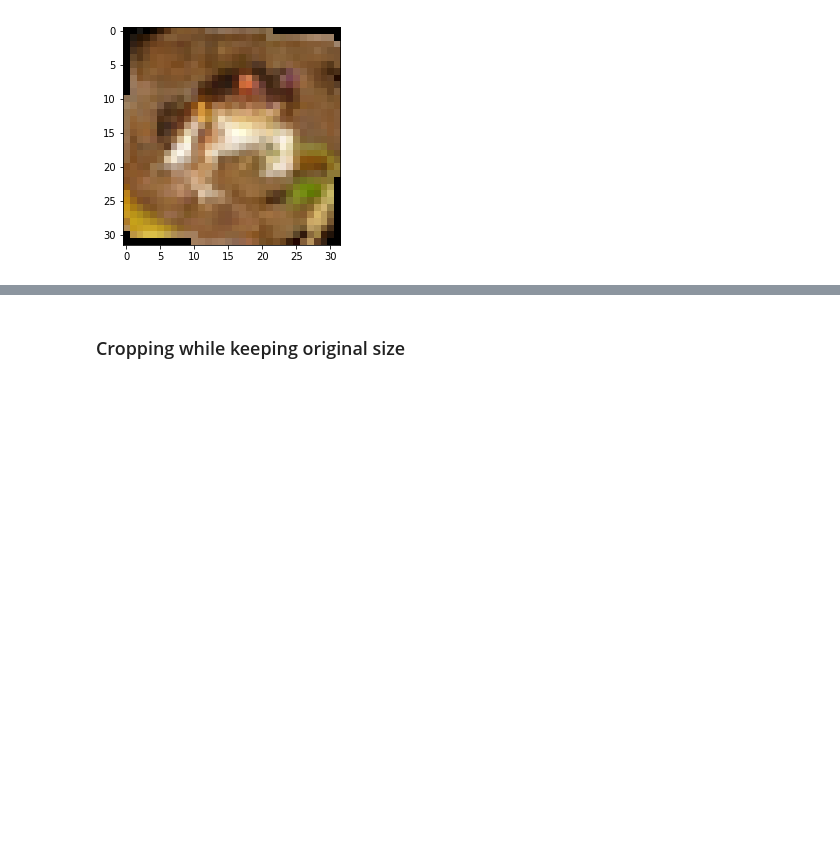
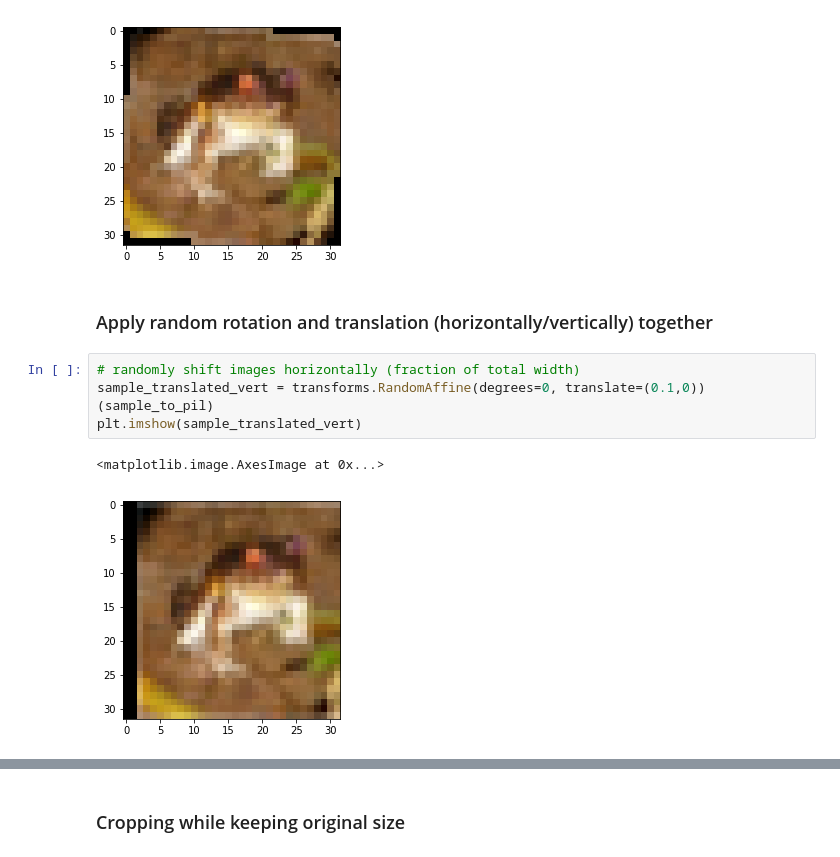
Before and after one commit to naellenhe/pytorch_cnn_cifar10, a Jupyter notebook: cifar_data_augmentation.ipynb, the cells around one changed output, grey strips where cells are left out. Drawn from its saved outputs; the diff is of its cells as text; blank space fills up the shorter version.

```diff
--- a/cifar_data_augmentation.ipynb
+++ b/cifar_data_augmentation.ipynb
@@ -81,3 +81,12 @@ plt.imshow(sample_rotated_2)
 # %% [output]
 <matplotlib.image.AxesImage at 0x...>
 [figure]
+# %% [markdown]
+### Apply random rotation and translation (horizontally/vertically) together
+# %%
+# randomly shift images horizontally (fraction of total width)
+sample_translated_vert = transforms.RandomAffine(degrees=0, translate=(0.1,0))(sample_to_pil)
+plt.imshow(sample_translated_vert)
+# %% [output]
+<matplotlib.image.AxesImage at 0x...>
+[figure, added]
```
Also changed, not shown: parts of 3 cells of this notebook.
